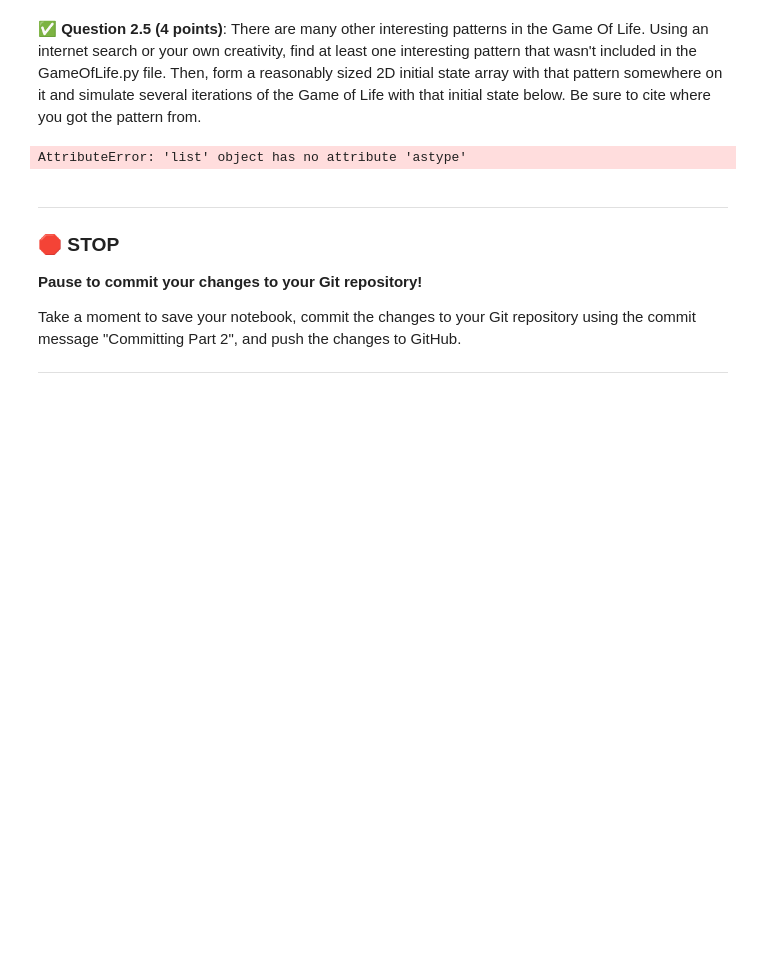
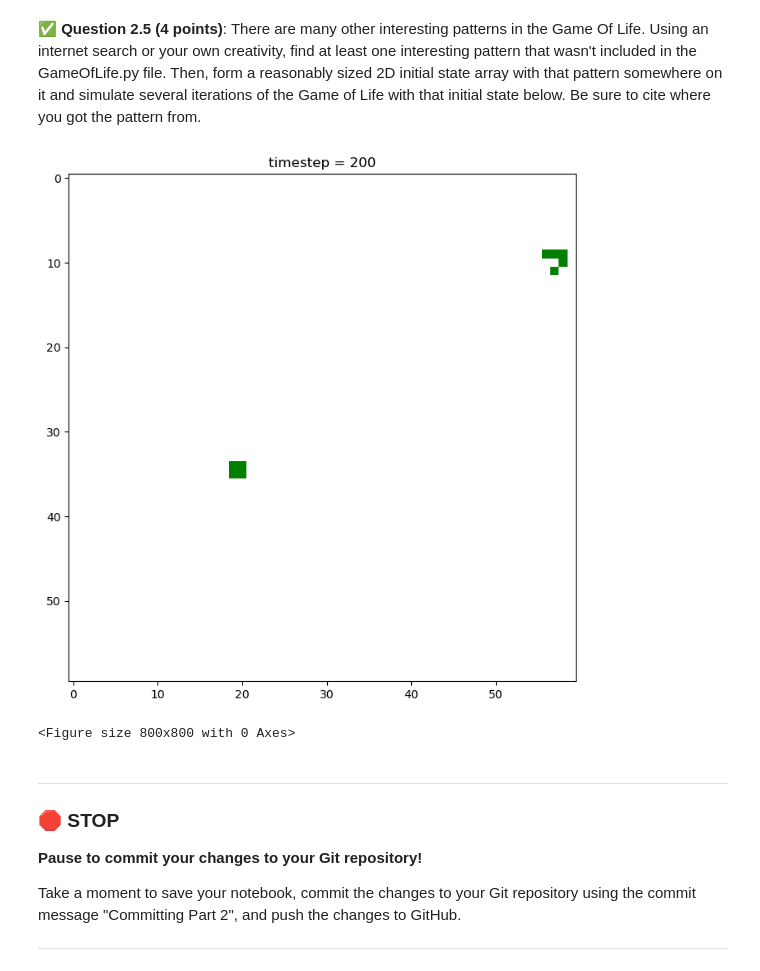
Before and after one commit to rags45/CMSE202-f23-turnin, a Jupyter notebook: hw-02/HW-02_ABMandGraphTheory-STUDENT.ipynb, the cells around one changed output. Saved outputs shown, nothing was run; the diff lists cells and outputs as text; code cells hidden in the pictures; blank space fills up the shorter version.

```diff
--- a/hw-02/HW-02_ABMandGraphTheory-STUDENT.ipynb
+++ b/hw-02/HW-02_ABMandGraphTheory-STUDENT.ipynb
@@ -392,51 +374,52 @@ for x in range(200):
 # %%
 # Put your code for Question 2.5 here
 #I got this pattern from https://conwaylife.com/wiki/Lightweight_spaceship on 3/14/24
-def create_lwss(x, y):
+def create_lwss(grid,row,col):
     """
     Generate a lightweight spaceship (LWSS) pattern.
 
     Args:
     x (int): The x-coordinate of the top-left corner of the LWSS.
     y (int): The y-coordinate of the top-left corner of the LWSS.
 
     Returns:
     list: A list of lists representing the LWSS pattern grid.
     """
-    lwss_pattern = [
-        ['.', '.', 'X', 'X', '.'],
-        ['X', '.', '.', '.', 'X'],
-        ['X', '.', '.', '.', 'X'],
-        ['X', '.', '.', 'X', '.'],
-    ]
+    lwss_pattern = np.array([
+        [0, 0, 1, 1, 0],
+        [1, 0, 0, 0, 1],
+        [1, 0, 0, 0, 1],
+        [1, 0, 0, 1, 0],
+    ])
 
-    pattern_height = len(lwss_pattern)
-    pattern_width = len(lwss_pattern[0])
-    grid = [['.' for _ in range(x + pattern_width)] for _ in range(y + pattern_height)]
+    pattern_height = lwss_pattern.shape[0]
+    pattern_width = lwss_pattern.shape[1]
+    #grid = np.array[[0 for _ in range(row + pattern_width)] for _ in range(col + pattern_height)]
+    grid[row:row+4,col:col+5] = np.array([[0,0,1,1,0],[1,0,0,0,1],[1,0,0,0,1],[1,0,0,1,0]])
 
-    for i in range(pattern_height):
-        for j in range(pattern_width):
-            grid[y + i][x + j] = lwss_pattern[i][j]
+    #for i in range(pattern_height):
+        #for j in range(pattern_width):
+            #grid[col + i][row + j] = lwss_pattern[i][j]
 
     return grid
-
-initial_state = create_lwss(16, 10)
+initial_state = np.zeros((60,60))
+initial_state = create_lwss(initial_state,30,30)
 gameOL = GameOfLife(initial_state)
-
 
 # figure for animation
 fig, ax = plt.subplots(figsize=(8,8)) # change figsize if needed
 
 # draw the initial state
 gameOL.draw(fig)
 # loop over 200 iterations
 for x in range(200):
     # evolve the simulation by one timestep
     gameOL.update()
     # draw the grid of cells
     gameOL.draw(fig)
 # %% [output]
+[figure, added]
-AttributeError: 'list' object has no attribute 'astype'
+<Figure size 800x800 with 0 Axes>
 # %% [markdown]
 ---
 ### &#128721; STOP
```
Also changed, not shown: parts of 22 cells of this notebook.
